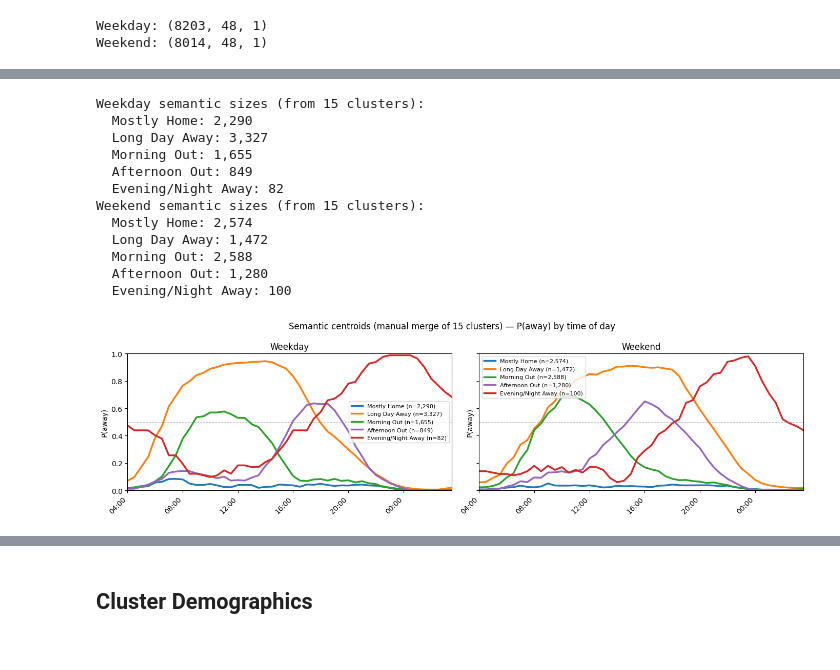
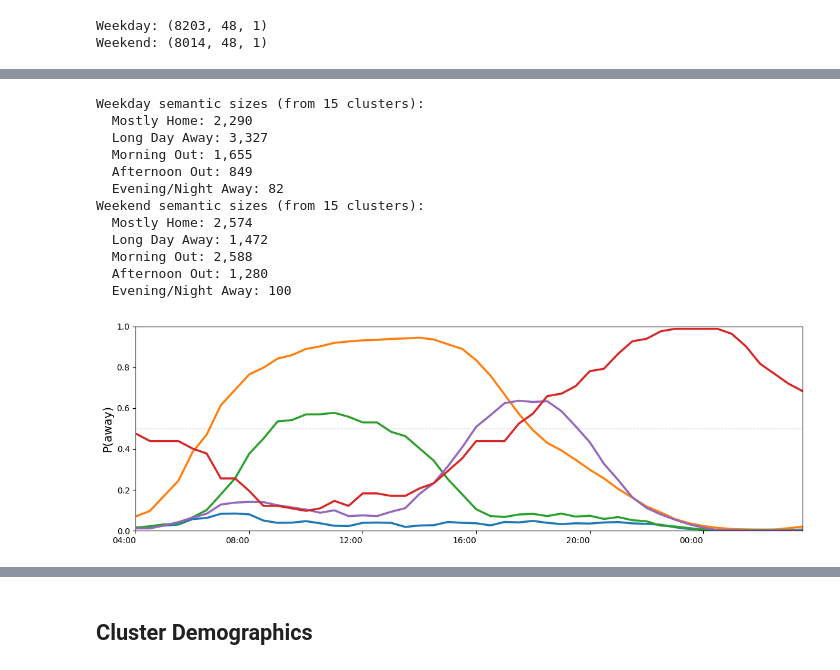
Before and after one commit to AmberJiayuSu/OBGeneration, a Jupyter notebook: assumption/clustered_MC.ipynb, the cells around one changed output, grey strips where cells are left out. Cells and saved outputs as stored; diff of their text form; code cells hidden in the pictures.

```diff
--- a/assumption/clustered_MC.ipynb
+++ b/assumption/clustered_MC.ipynb
@@ -23,15 +23,17 @@ use two year data for post-covid representation
 data2023        = pd.read_csv('atusact-2023/atusact_2023.dat',   dtype={'TRCODE': str, 'TUCASEID': str})
 respondents2023 = pd.read_csv('atusresp-2023/atusresp_2023.dat', dtype={'TUCASEID': str})
 jointed2023     = pd.merge(data2023, respondents2023, on='TUCASEID', how='inner')
+jointed2023['year'] = 2023
 
 data2024        = pd.read_csv('atusact-2024/atusact_2024.dat',   dtype={'TRCODE': str, 'TUCASEID': str})
 respondents2024 = pd.read_csv('atusresp-2024/atusresp_2024.dat', dtype={'TUCASEID': str})
 jointed2024     = pd.merge(data2024, respondents2024, on='TUCASEID', how='inner')
+jointed2024['year'] = 2024
 
 joined_data = pd.concat([jointed2023, jointed2024], ignore_index=True)
 
 keep_cols = [
-    'TUCASEID', 'TUDIARYDAY', 'TUFINLWGT',
+    'TUCASEID', 'TUDIARYDAY', 'TUFINLWGT', 'year',
     'TESCHENR', 'TESCHFT', 'TESCHLVL',
     'TRHHCHILD', 'TRDPFTPT', 'TELFS', 'TRTHH', 'TEAGE',
     'TRCODE', 'TUACTDUR', 'TUSTARTTIM', 'TUSTOPTIME', 'TEWHERE',
@@ -206,8 +208,8 @@ def quick_cluster(X, label, k):
         ax = axes[plot_i]
         centroid = km.cluster_centers_[c]
         n_c = (labels == c).sum()
-        ax.fill_between(range(N_BINS), centroid, 1, color='#57cc99', alpha=0.85)
-        ax.fill_between(range(N_BINS), 0, centroid, color='#e76f51', alpha=0.85)
+        ax.fill_between(range(N_BINS), centroid, 1, color='#ffffff', alpha=0.85)
+        ax.fill_between(range(N_BINS), 0, centroid, color='#587abe', alpha=0.85)
         ax.set_title(f'Cluster {plot_i+1}\n(n={n_c})')
         ax.set_xticks(xticks)
         ax.set_xticklabels(xlabels, rotation=45, ha='right')
@@ -216,7 +218,7 @@ def quick_cluster(X, label, k):
         if plot_i == 0:
             ax.set_ylabel('P(away)')
 
-    handles = [plt.Rectangle((0, 0), 1, 1, color=c) for c in ['#e76f51', '#57cc99']]
+    handles = [plt.Rectangle((0, 0), 1, 1, color=c) for c in ["#ffffff", "#587abe"]]
     fig.legend(handles, ['Away', 'Home'], loc='lower center', ncol=2, bbox_to_anchor=(0.5, -0.05))
     fig.suptitle(f'{label} — quick euclidean k={k}', fontsize=12, y=1.02)
     plt.tight_layout()
@@ -311,52 +357,47 @@ for s in range(5):
     print(f'  {SEMANTIC_NAMES[s]}: {(labels_sem15_we == s).sum():,}')
 
 # ── Plot merged centroids ─────────────────────────────────────────────────────
 sem_cmap = {
     0: '#1f77b4',  # Mostly Home
     1: '#ff7f0e',  # Long Day Away
     2: '#2ca02c',  # Morning Out
     3: '#9467bd',  # Afternoon Out
     4: '#d62728',  # Evening/Night Away
 }
 
 xticks  = np.arange(0, N_BINS + 1, 8)
 xlabels = [f'{(4 + t * BIN_SIZE // 60) % 24:02d}:00' for t in xticks]
 
-fig, axes = plt.subplots(1, 2, figsize=(14, 4), sharey=True)
-for ax, X, labels_sem, title in [
-    (axes[0], X_wd, labels_sem15_wd, 'Weekday'),
-    (axes[1], X_we, labels_sem15_we, 'Weekend'),
-]:
-    X2d = X[:, :, 0]
-    for s in range(5):
-        mask = labels_sem == s
-        if mask.sum() == 0:
-            continue
-        centroid = X2d[mask].mean(axis=0)
-        ax.plot(range(N_BINS), centroid, color=sem_cmap[s],
-                linewidth=2.5, label=f'{SEMANTIC_NAMES[s]} (n={mask.sum():,})')
-    ax.set_title(title)
-    ax.set_xticks(xticks); ax.set_xticklabels(xlabels, rotation=45, ha='right')
-    ax.set_ylim(0, 1); ax.set_xlim(0, N_BINS - 1)
-    ax.set_ylabel('P(away)')
-    ax.axhline(0.5, color='grey', linewidth=0.8, linestyle='--', alpha=0.5)
-    ax.legend(fontsize=8)
+fig, ax = plt.subplots(figsize=(12, 4))
+X2d = X_wd[:, :, 0]
+for s in range(5):
+    mask = labels_sem15_wd == s
+    if mask.sum() == 0:
+        continue
+    centroid = X2d[mask].mean(axis=0)
+    ax.plot(range(N_BINS), centroid, color=sem_cmap[s],
+            linewidth=2.5, label=f'{SEMANTIC_NAMES[s]} (n={mask.sum():,})')
+#ax.set_title('Weekday')
+ax.set_xticks(xticks); ax.set_xticklabels(xlabels, rotation=0, ha='right')
+ax.set_ylim(0, 1); ax.set_xlim(0, N_BINS - 1)
+ax.set_ylabel('P(away)', fontsize=14)
+ax.axhline(0.5, color='grey', linewidth=0.8, linestyle='--', alpha=0.5)
+#ax.legend(fontsize=12)
 
-fig.suptitle('Semantic centroids (manual merge of 15 clusters) — P(away) by time of day',
-             fontsize=12)
+#fig.suptitle('Semantic centroids (manual merge of 15 clusters) — P(away) by time of day',fontsize=12)
 plt.tight_layout()
 plt.show()
 # %% [output]
 Weekday semantic sizes (from 15 clusters):
   Mostly Home: 2,290
   Long Day Away: 3,327
   Morning Out: 1,655
   Afternoon Out: 849
   Evening/Night Away: 82
 Weekend semantic sizes (from 15 clusters):
   Mostly Home: 2,574
   Long Day Away: 1,472
   Morning Out: 2,588
   Afternoon Out: 1,280
   Evening/Night Away: 100
-[figure, old version]
+[figure, new version]
```
Also changed, not shown: parts of 10 cells of this notebook, 11 other files.
